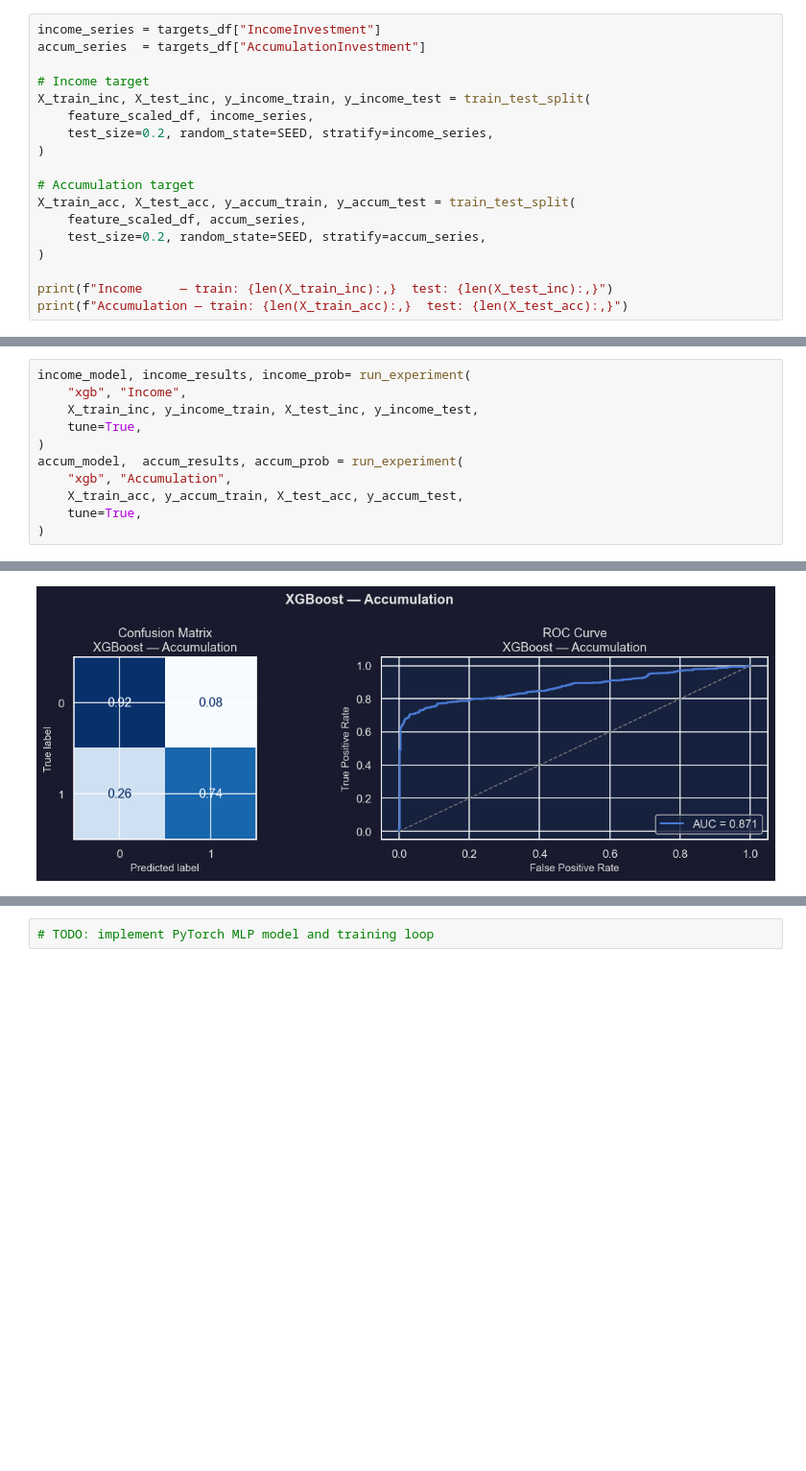
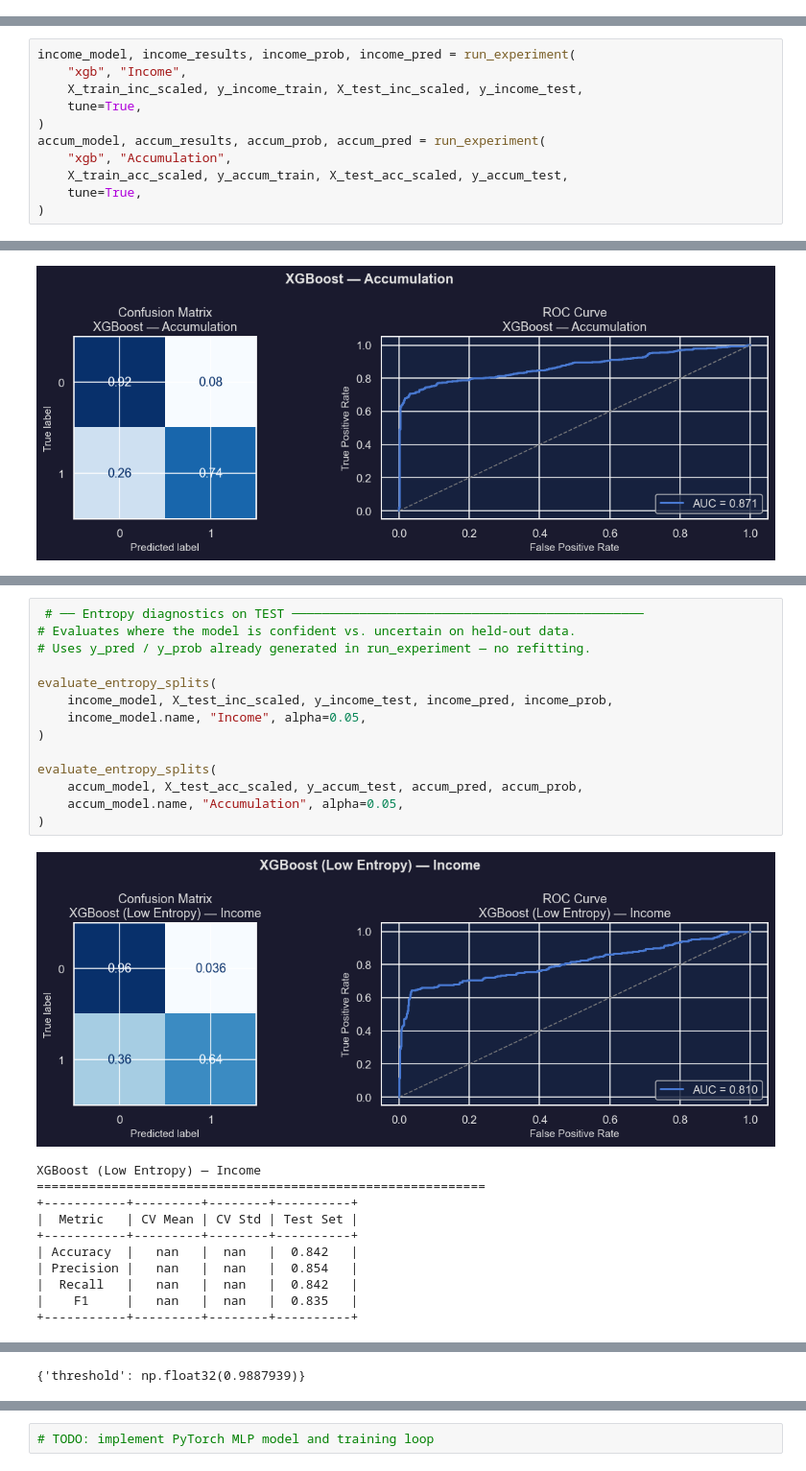
Before and after one commit to Smael-olk/Fintech, a Jupyter notebook: Business Case 2/Recommendation_Engine.ipynb, the cells around one changed output, grey strips where cells are left out. Shown at 96% size. Saved outputs shown, nothing was run; the diff lists cells and outputs as text; blank space fills up the shorter version.

Commit message:
Uncertainty added

```diff
--- a/Business Case 2/Recommendation_Engine.ipynb
+++ b/Business Case 2/Recommendation_Engine.ipynb
@@ -174,18 +252,0 @@ comparable evaluation.  Stratification preserves class balance in both splits.
-# %%
-income_series = targets_df["IncomeInvestment"]
-accum_series  = targets_df["AccumulationInvestment"]
-
-# Income target
-X_train_inc, X_test_inc, y_income_train, y_income_test = train_test_split(
-    feature_scaled_df, income_series,
-    test_size=0.2, random_state=SEED, stratify=income_series,
-)
-
-# Accumulation target
-X_train_acc, X_test_acc, y_accum_train, y_accum_test = train_test_split(
-    feature_scaled_df, accum_series,
-    test_size=0.2, random_state=SEED, stratify=accum_series,
-)
-
-print(f"Income     — train: {len(X_train_inc):,}  test: {len(X_test_inc):,}")
-print(f"Accumulation — train: {len(X_train_acc):,}  test: {len(X_test_acc):,}")
@@ -350,14 +322,14 @@ Key hyperparameters: `max_depth`, `learning_rate`, `n_estimators`,
 > **Professor suggestion:** Start with `scale_pos_weight = count(0) / count(1)`,
 > then tune `gamma` and `min_child_weight` to control overfitting.
 # %%
-income_model, income_results, income_prob= run_experiment(
+income_model, income_results, income_prob, income_pred = run_experiment(
     "xgb", "Income",
-    X_train_inc, y_income_train, X_test_inc, y_income_test,
+    X_train_inc_scaled, y_income_train, X_test_inc_scaled, y_income_test,
     tune=True,
 )
-accum_model,  accum_results, accum_prob = run_experiment(
+accum_model, accum_results, accum_prob, accum_pred = run_experiment(
     "xgb", "Accumulation",
-    X_train_acc, y_accum_train, X_test_acc, y_accum_test,
+    X_train_acc_scaled, y_accum_train, X_test_acc_scaled, y_accum_test,
     tune=True,
 )
 # %% [output]
@@ -399,0 +394,26 @@ XGBoost — Accumulation
+# %%
+ # ── Entropy diagnostics on TEST ───────────────────────────────────────────────
+# Evaluates where the model is confident vs. uncertain on held-out data.
+# Uses y_pred / y_prob already generated in run_experiment — no refitting.
+
+evaluate_entropy_splits(
+    income_model, X_test_inc_scaled, y_income_test, income_pred, income_prob,
+    income_model.name, "Income", alpha=0.05,
+)
+
+evaluate_entropy_splits(
+    accum_model, X_test_acc_scaled, y_accum_test, accum_pred, accum_prob,
+    accum_model.name, "Accumulation", alpha=0.05,
+)
+# %% [output]
+[figure, added]
+XGBoost (Low Entropy) — Income
+============================================================
++-----------+---------+--------+----------+
+|  Metric   | CV Mean | CV Std | Test Set |
++-----------+---------+--------+----------+
+| Accuracy  |   nan   |  nan   |  0.842   |
+| Precision |   nan   |  nan   |  0.854   |
+|  Recall   |   nan   |  nan   |  0.842   |
+|    F1     |   nan   |  nan   |  0.835   |
++-----------+---------+--------+----------+
@@ -400,3 +453,4 @@ XGBoost — Accumulation
+{'threshold': np.float32(0.9887939)}
 # %% [markdown]
 ### 7.3 Random Forest
 
```
Also changed, not shown: parts of 48 cells of this notebook, 2 other files.
